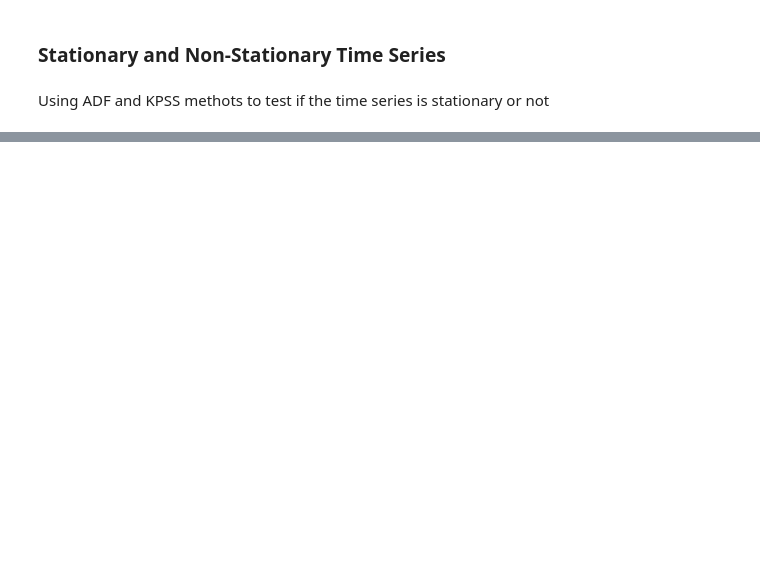
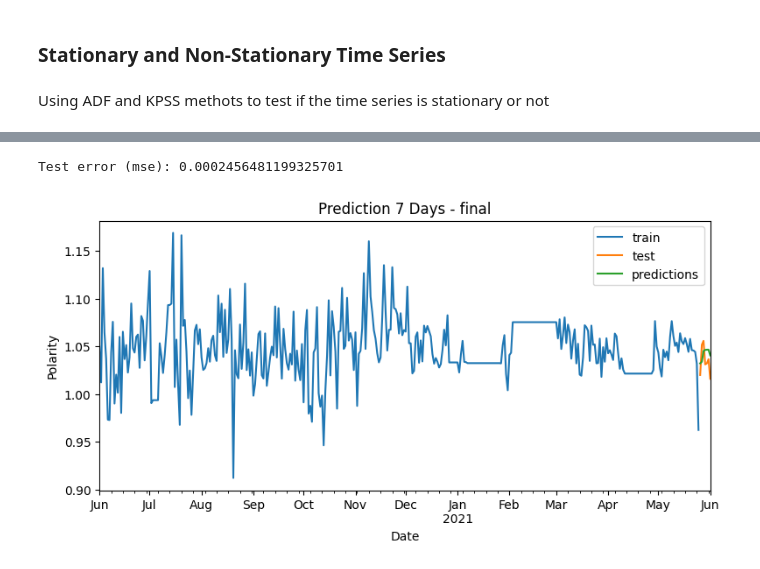
Before and after one commit to sba22243/ca2-sem2, a Jupyter notebook: sba22243_Integrated_CA2_sentiment_step_2.ipynb, the cells around one changed output, grey strips where cells are left out. Drawn from its saved outputs; the diff is of its cells as text; code cells hidden in the pictures; blank space fills up the shorter version.

```diff
--- a/sba22243_Integrated_CA2_sentiment_step_2.ipynb
+++ b/sba22243_Integrated_CA2_sentiment_step_2.ipynb
@@ -526,0 +499,37 @@ See the caveats in the documentation: https://pandas.pydata.org/pandas-docs/stab
+# %%
+# Create and train forecaster with the best hyperparameters
+# ==============================================================================
+regressor = RandomForestRegressor(max_depth=3, n_estimators=500, random_state=123)
+forecaster = ForecasterAutoreg(
+                regressor = regressor,
+                lags      = 20
+             )
+
+forecaster.fit(y=data_train['sentiment_compound'])
+
+# Predictions
+# ==============================================================================
+predictions_7days = forecaster.predict(steps=steps)
+
+# Plot
+# ==============================================================================
+fig, ax = plt.subplots(figsize=(9, 4))
+data_train['sentiment_compound'].plot(ax=ax, label='train')
+data_test['sentiment_compound'].plot(ax=ax, label='test')
+predictions_7days.plot(ax=ax, label='predictions')
+ax.legend();
+ax.set_title('Prediction 7 Days - final')
+ax.set_ylabel('Polarity')
+ax.set_xlabel('Date')
+
+# Test error
+# ==============================================================================
+error_mse = mean_squared_error(
+                y_true = data_test['sentiment_compound'],
+                y_pred = predictions_7days
+                )
+
+print(f"Test error (mse): {error_mse}")
+# %% [output]
+Test error (mse): 0.0002456481199325701
+[figure, added]
```
Also changed, not shown: parts of 44 cells of this notebook, 1 other file.
